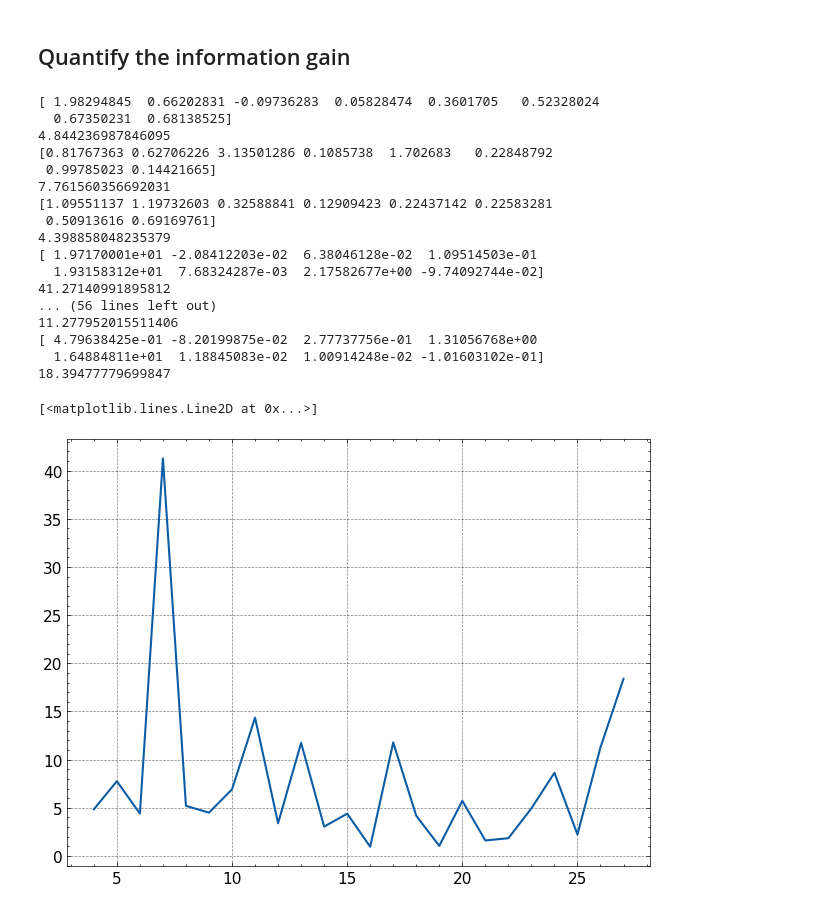
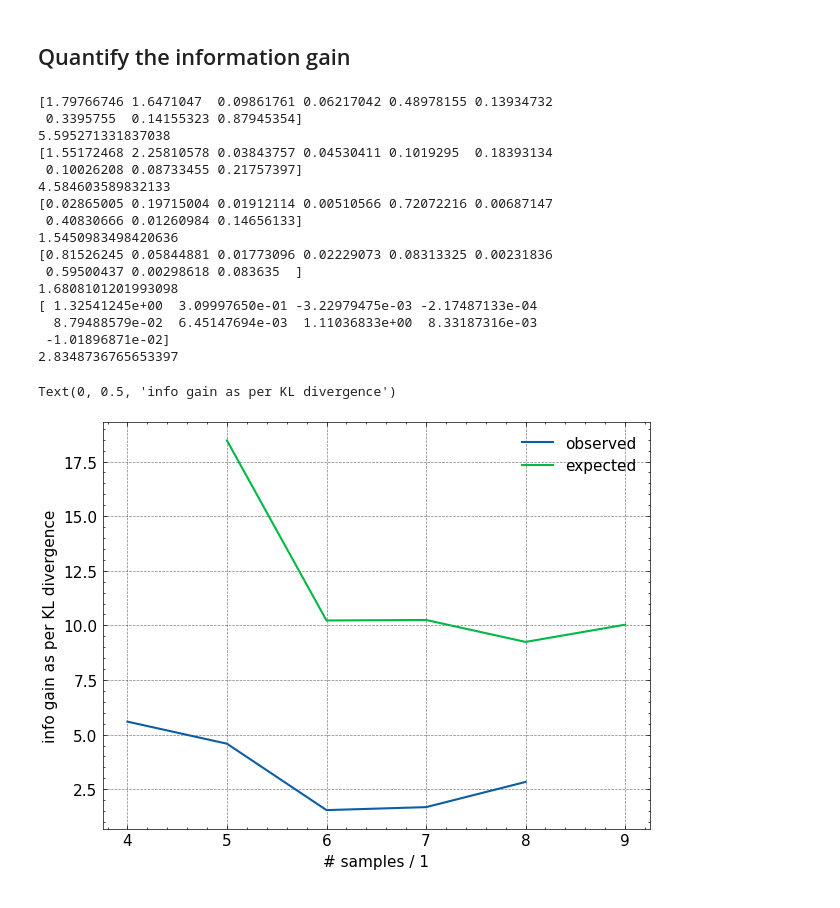
Before and after one commit to ChemRxnEngLab/BayesianIO4kinetics, a Jupyter notebook: HSA_Cam_B_013.ipynb, the cells around one changed output. Cells and saved outputs as stored; diff of their text form; code cells hidden in the pictures.

```diff
--- a/HSA_Cam_B_013.ipynb
+++ b/HSA_Cam_B_013.ipynb
@@ -482,13 +233,12 @@ plt.show()
 import xarray
 
 info_gains = []
-for i in range(24):
+for i in range(1, len(idatas)):
     klds = kl_divergence_between_models(
-        idata_new=i_datas[i],
-        idata_old=i_datas[i - 1] if i > 0 else i_datas[0],
+        idata_new=idatas[i],
+        idata_old=idatas[i - 1],
         key_new="posterior",
-        key_old="posterior" if i > 0 else "prior",
-        n_samples=5,
+        key_old="posterior" if i > 1 else "prior",
         var_names=[
             "k0",
             "Ea_k",
@@ -498,6 +248,7 @@ for i in range(24):
             "dH_h2",
             "A_mix",
             "dH_mix",
+            "y_hat",
         ],
     )
     info_gains.append(klds)
@@ -507,25 +258,30 @@ for i, klds in enumerate(info_gains):
     print(klds.sum())
     kldses.append(klds.sum())
 # %% [output]
-[ 1.98294845  0.66202831 -0.09736283  0.05828474  0.3601705   0.52328024
-  0.67350231  0.68138525]
-4.844236987846095
-[0.81767363 0.62706226 3.13501286 0.1085738  1.702683   0.22848792
- 0.99785023 0.14421665]
-7.761560356692031
-[1.09551137 1.19732603 0.32588841 0.12909423 0.22437142 0.22583281
- 0.50913616 0.69169761]
-4.398858048235379
-[ 1.97170001e+01 -2.08412203e-02  6.38046128e-02  1.09514503e-01
-  1.93158312e+01  7.68324287e-03  2.17582677e+00 -9.74092744e-02]
-41.27140991895812
-... (56 lines left out)
-11.277952015511406
-[ 4.79638425e-01 -8.20199875e-02  2.77737756e-01  1.31056768e+00
-  1.64884811e+01  1.18845083e-02  1.00914248e-02 -1.01603102e-01]
-18.39477779699847
+[1.79766746 1.6471047  0.09861761 0.06217042 0.48978155 0.13934732
+ 0.3395755  0.14155323 0.87945354]
+5.595271331837038
+[1.55172468 2.25810578 0.03843757 0.04530411 0.1019295  0.18393134
+ 0.10026208 0.08733455 0.21757397]
+4.584603589832133
+[0.02865005 0.19715004 0.01912114 0.00510566 0.72072216 0.00687147
+ 0.40830666 0.01260984 0.14656133]
+1.5450983498420636
+[0.81526245 0.05844881 0.01773096 0.02229073 0.08313325 0.00231836
+ 0.59500437 0.00298618 0.083635  ]
+1.6808101201993098
+[ 1.32541245e+00  3.09997650e-01 -3.22979475e-03 -2.17487133e-04
+  8.79488579e-02  6.45147694e-03  1.11036833e+00  8.33187316e-03
+ -1.01896871e-02]
+2.8348736765653397
-# %%
-plt.plot(np.arange(len(kldses)) + 4, kldses)
-# %% [output]
-[<matplotlib.lines.Line2D at 0x...>]
-[figure, removed]
+# %%
+expected_KLDs = [trial["expected"]["KLD"] for trial in exp_summary["trials"]]
+# %%
+plt.plot(np.arange(len(kldses)) + 4, kldses, label="observed")
+plt.plot(np.arange(len(kldses)) + 5, expected_KLDs, label="expected")
+plt.legend()
+plt.xlabel("# samples / 1")
+plt.ylabel("info gain as per KL divergence")
+# %% [output]
+Text(0, 0.5, 'info gain as per KL divergence')
+[figure, added]
```
Also changed, not shown: parts of 33 cells of this notebook, 1 other file.
